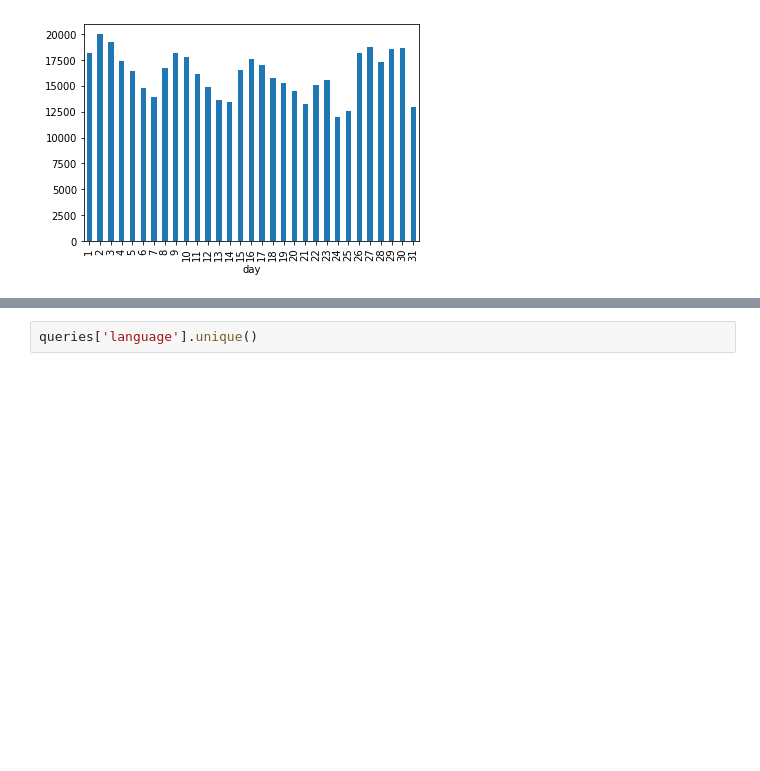
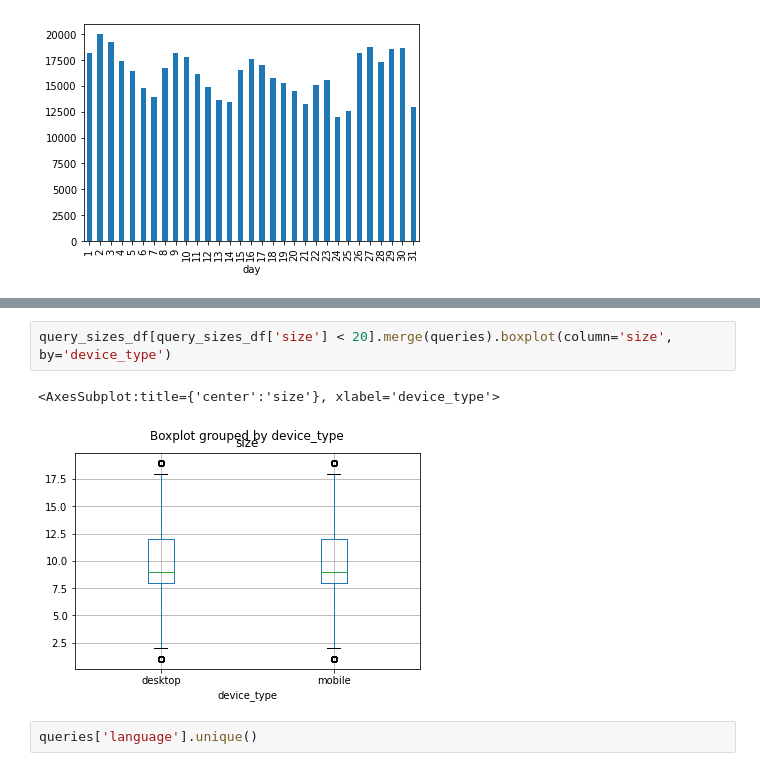
Before and after one commit to francopiccolo/learn-to-rank, a Jupyter notebook: notebooks/01_exploration.ipynb, the cells around one changed output, grey strips where cells are left out. Drawn from its saved outputs; the diff is of its cells as text; blank space fills up the shorter version.

```diff
--- a/notebooks/01_exploration.ipynb
+++ b/notebooks/01_exploration.ipynb
@@ -149,3 +160,8 @@ queries.groupby('day').size().plot(kind='bar')
+# %%
+query_sizes_df[query_sizes_df['size'] < 20].merge(queries).boxplot(column='size', by='device_type')
+# %% [output]
+<AxesSubplot:title={'center':'size'}, xlabel='device_type'>
+[figure, added]
 # %%
 queries['language'].unique()
 # %% [output]
```
Also changed, not shown: parts of 3 cells of this notebook, 9 other files.
